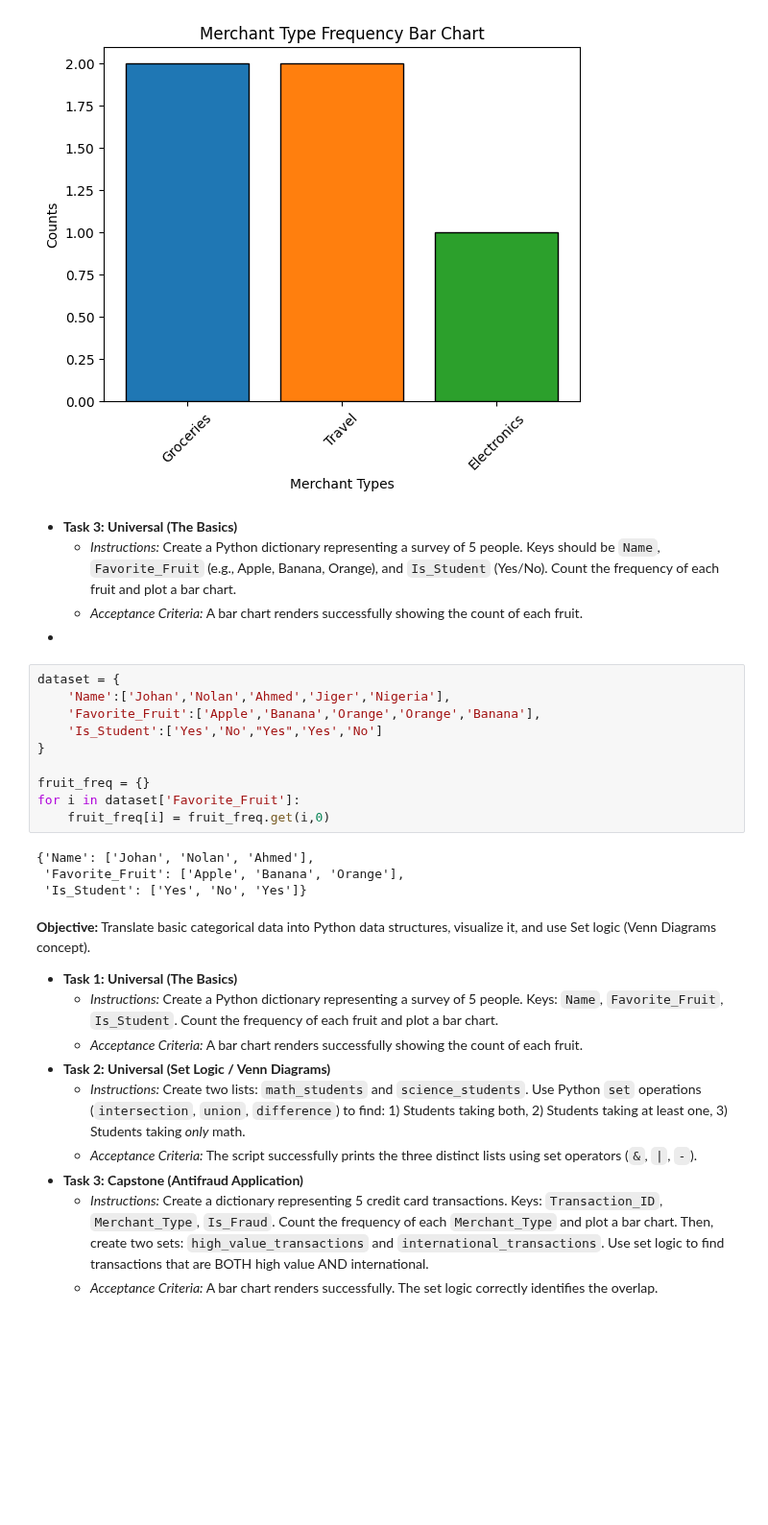
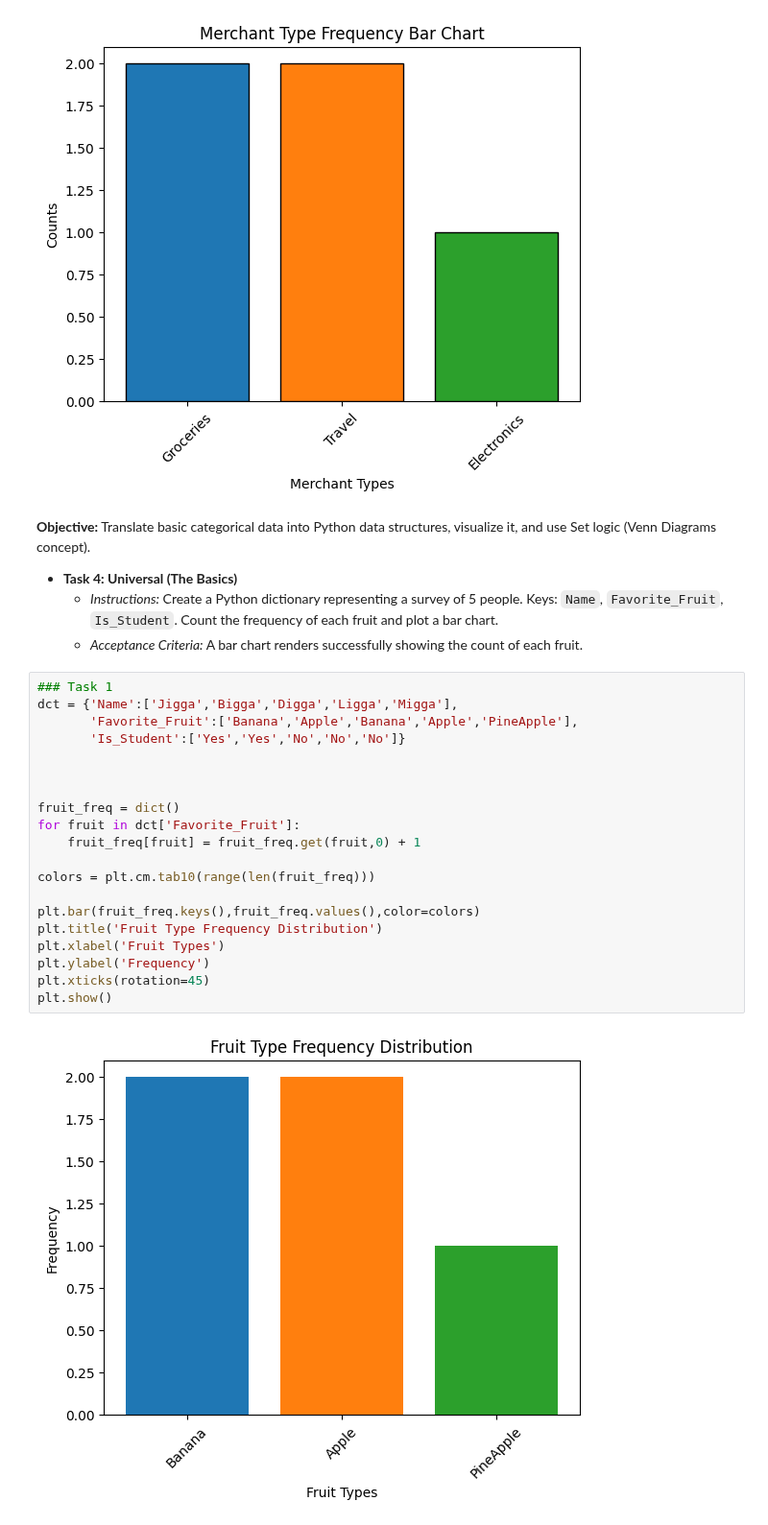
Before and after one commit to say-ahmedi/DS_PROJECTS, a Jupyter notebook: 02_maths_statistics/01_khanac_probstat/unit_1/01_categorical_variables_and_visuals.ipynb, the cells around one changed output. Shown at 96% size. Drawn from its saved outputs; the diff is of its cells as text; blank space fills up the shorter version.

Commit message:
refactor: complete Unit 1 categorical variable tasks
Begin the next task in the unit.

```diff
--- a/02_maths_statistics/01_khanac_probstat/unit_1/01_categorical_variables_and_visuals.ipynb
+++ b/02_maths_statistics/01_khanac_probstat/unit_1/01_categorical_variables_and_visuals.ipynb
@@ -59,34 +59,31 @@ plt.xticks(rotation=45)
 plt.show()
 # %% [output]
 [figure]
-# %% [markdown]
-* **Task 3: Universal (The Basics)**
-  * *Instructions:* Create a Python dictionary representing a survey of 5 people. Keys should be `Name`, `Favorite_Fruit` (e.g., Apple, Banana, Orange), and `Is_Student` (Yes/No). Count the frequency of each fruit and plot a bar chart.
-  * *Acceptance Criteria:* A bar chart renders successfully showing the count of each fruit.
-*
-# %%
-dataset = {
-    'Name':['Johan','Nolan','Ahmed','Jiger','Nigeria'],
-    'Favorite_Fruit':['Apple','Banana','Orange','Orange','Banana'],
-    'Is_Student':['Yes','No',"Yes",'Yes','No']
-}
-
-fruit_freq = {}
-for i in dataset['Favorite_Fruit']:
-    fruit_freq[i] = fruit_freq.get(i,0)
-# %% [output]
-{'Name': ['Johan', 'Nolan', 'Ahmed'],
- 'Favorite_Fruit': ['Apple', 'Banana', 'Orange'],
- 'Is_Student': ['Yes', 'No', 'Yes']}
 # %% [markdown]
 **Objective:** Translate basic categorical data into Python data structures, visualize it, and use Set logic (Venn Diagrams concept).
 
-* **Task 1: Universal (The Basics)**
+* **Task 4: Universal (The Basics)**
   * *Instructions:* Create a Python dictionary representing a survey of 5 people. Keys: `Name`, `Favorite_Fruit`, `Is_Student`. Count the frequency of each fruit and plot a bar chart.
   * *Acceptance Criteria:* A bar chart renders successfully showing the count of each fruit.
-* **Task 2: Universal (Set Logic / Venn Diagrams)**
-  * *Instructions:* Create two lists: `math_students` and `science_students`. Use Python `set` operations (`intersection`, `union`, `difference`) to find: 1) Students taking both, 2) Students taking at least one, 3) Students taking *only* math.
-  * *Acceptance Criteria:* The script successfully prints the three distinct lists using set operators (`&`, `|`, `-`).
-* **Task 3: Capstone (Antifraud Application)**
-  * *Instructions:* Create a dictionary representing 5 credit card transactions. Keys: `Transaction_ID`, `Merchant_Type`, `Is_Fraud`. Count the frequency of each `Merchant_Type` and plot a bar chart. Then, create two sets: `high_value_transactions` and `international_transactions`. Use set logic to find transactions that are BOTH high value AND international.
-  * *Acceptance Criteria:* A bar chart renders successfully. The set logic correctly identifies the overlap.
+# %%
+### Task 1
+dct = {'Name':['Jigga','Bigga','Digga','Ligga','Migga'],
+       'Favorite_Fruit':['Banana','Apple','Banana','Apple','PineApple'],
+       'Is_Student':['Yes','Yes','No','No','No']}
+
+
+
+fruit_freq = dict()
+for fruit in dct['Favorite_Fruit']:
+    fruit_freq[fruit] = fruit_freq.get(fruit,0) + 1
+
+colors = plt.cm.tab10(range(len(fruit_freq)))
+
+plt.bar(fruit_freq.keys(),fruit_freq.values(),color=colors)
+plt.title('Fruit Type Frequency Distribution')
+plt.xlabel('Fruit Types')
+plt.ylabel('Frequency')
+plt.xticks(rotation=45)
+plt.show()
+# %% [output]
+[figure, added]
```
Also changed, not shown: parts of 8 cells of this notebook.
